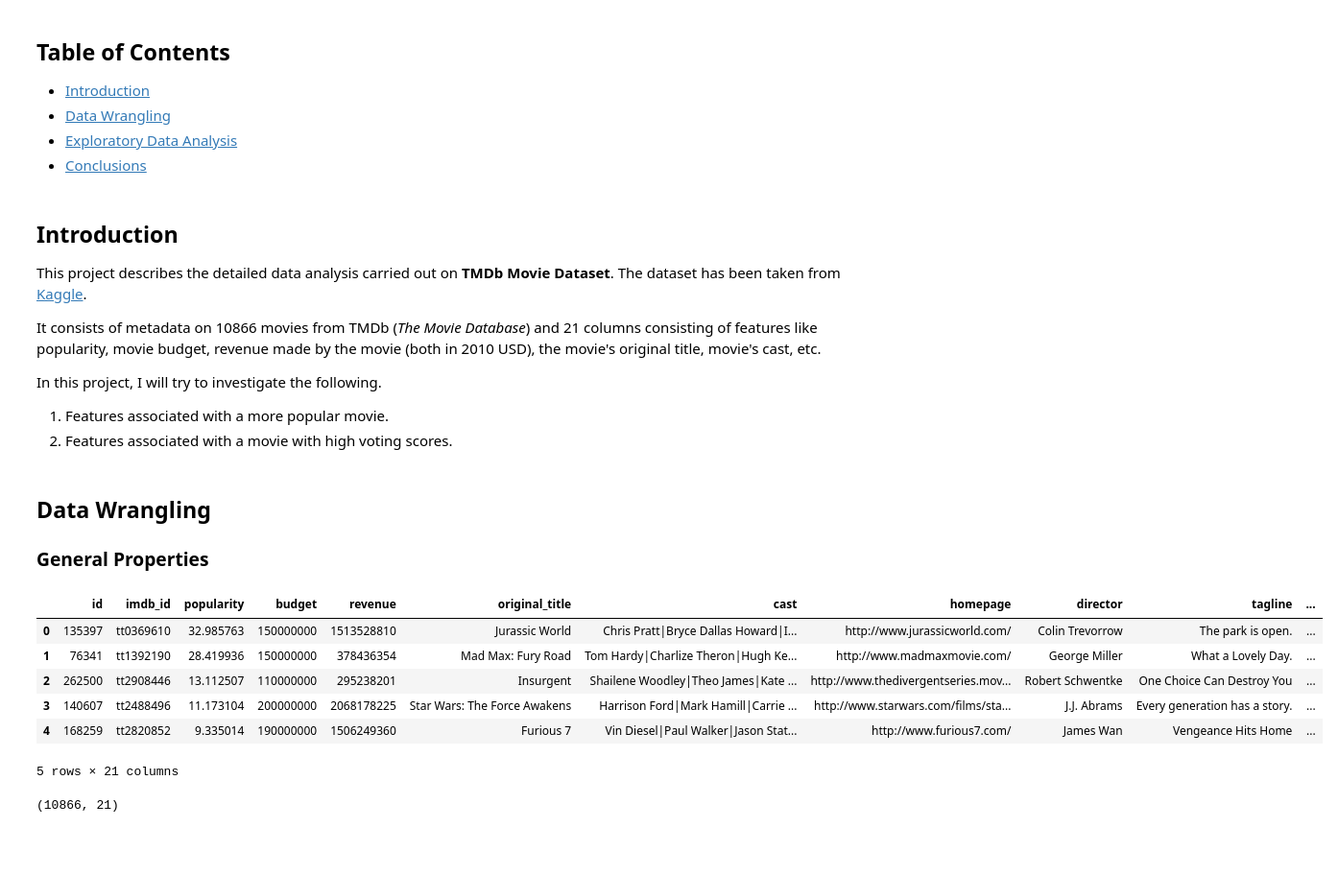
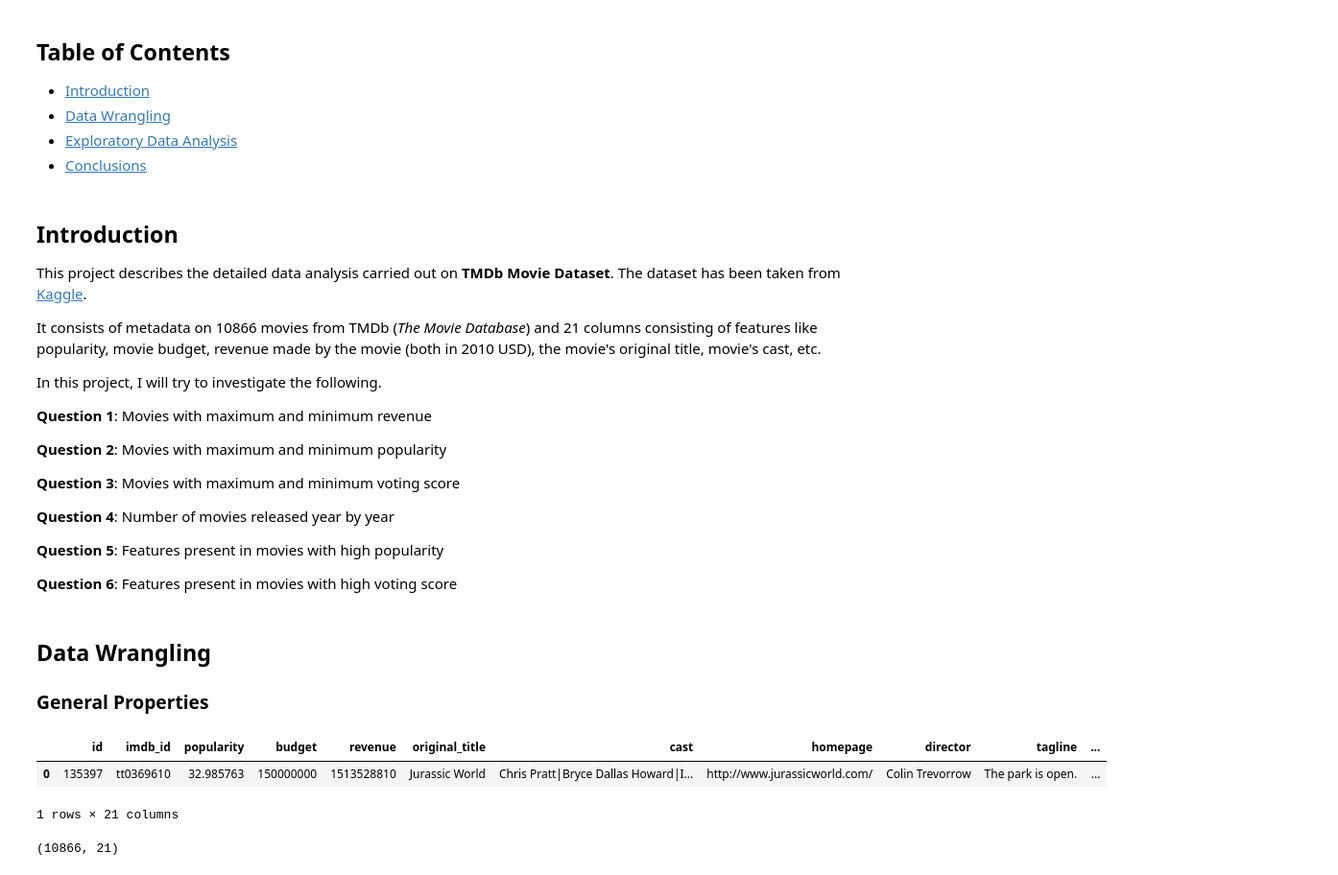
Before and after one commit to vishwesh5/Udacity-Courses, a Jupyter notebook: Machine-Learning-Foundation-Nanodegree/Investigate-a-dataset/investigate-a-dataset-template.ipynb, the cells around one changed output. Shown at 96% size. Cells and saved outputs as stored; diff of their text form; code cells hidden in the pictures; blank space fills up the shorter version.

```diff
--- a/Machine-Learning-Foundation-Nanodegree/Investigate-a-dataset/investigate-a-dataset-template.ipynb
+++ b/Machine-Learning-Foundation-Nanodegree/Investigate-a-dataset/investigate-a-dataset-template.ipynb
@@ -18,8 +18,17 @@ It consists of metadata on 10866 movies from TMDb (*The Movie Database*) and 21
 
 In this project, I will try to investigate the following.
 
-1. Features associated with a more popular movie.
-2. Features associated with a movie with high voting scores.
+**Question 1**: Movies with maximum and minimum revenue
+
+**Question 2**: Movies with maximum and minimum popularity
+
+**Question 3**: Movies with maximum and minimum voting score
+
+**Question 4**: Number of movies released year by year
+
+**Question 5**: Features present in movies with high popularity
+
+**Question 6**: Features present in movies with high voting score
 # %%
 # Import required packages
 import pandas as pd
@@ -37,16 +46,12 @@ import matplotlib.pyplot as plt
 # Load the dataset
 dataset = pd.read_csv("tmdb-movies.csv")
 # %%
-# View first 5 lines
-dataset.head(5)
+# View first 1st entry
+dataset.head(1)
 # %% [output]
 |  | id | imdb_id | popularity | budget | revenue | original_title | cast | homepage | director | tagline | ... |
 | 0 | 135397 | tt0369610 | 32.985763 | 150000000 | 1513528810 | Jurassic World | Chris Pratt|Bryce Dallas Howard|I... | http://www.jurassicworld.com/ | Colin Trevorrow | The park is open. | ... |
-| 1 | 76341 | tt1392190 | 28.419936 | 150000000 | 378436354 | Mad Max: Fury Road | Tom Hardy|Charlize Theron|Hugh Ke... | http://www.madmaxmovie.com/ | George Miller | What a Lovely Day. | ... |
-| 2 | 262500 | tt2908446 | 13.112507 | 110000000 | 295238201 | Insurgent | Shailene Woodley|Theo James|Kate ... | http://www.thedivergentseries.mov... | Robert Schwentke | One Choice Can Destroy You | ... |
-| 3 | 140607 | tt2488496 | 11.173104 | 200000000 | 2068178225 | Star Wars: The Force Awakens | Harrison Ford|Mark Hamill|Carrie ... | http://www.starwars.com/films/sta... | J.J. Abrams | Every generation has a story. | ... |
-| 4 | 168259 | tt2820852 | 9.335014 | 190000000 | 1506249360 | Furious 7 | Vin Diesel|Paul Walker|Jason Stat... | http://www.furious7.com/ | James Wan | Vengeance Hits Home | ... |
-5 rows × 21 columns
+1 rows × 21 columns
 # %%
 dataset.shape
 # %% [output]
```
Also changed, not shown: parts of 78 cells of this notebook, 13 other files.
